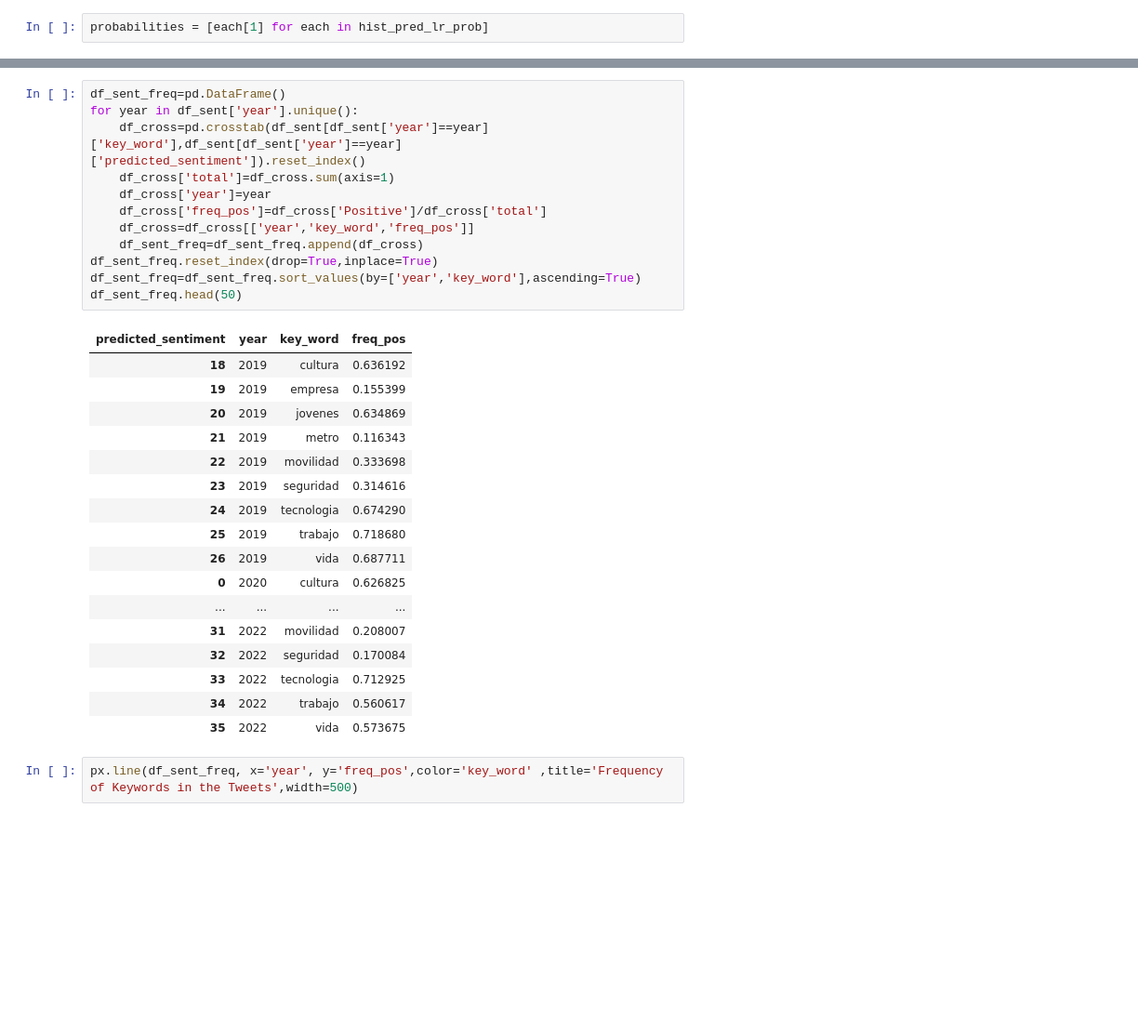
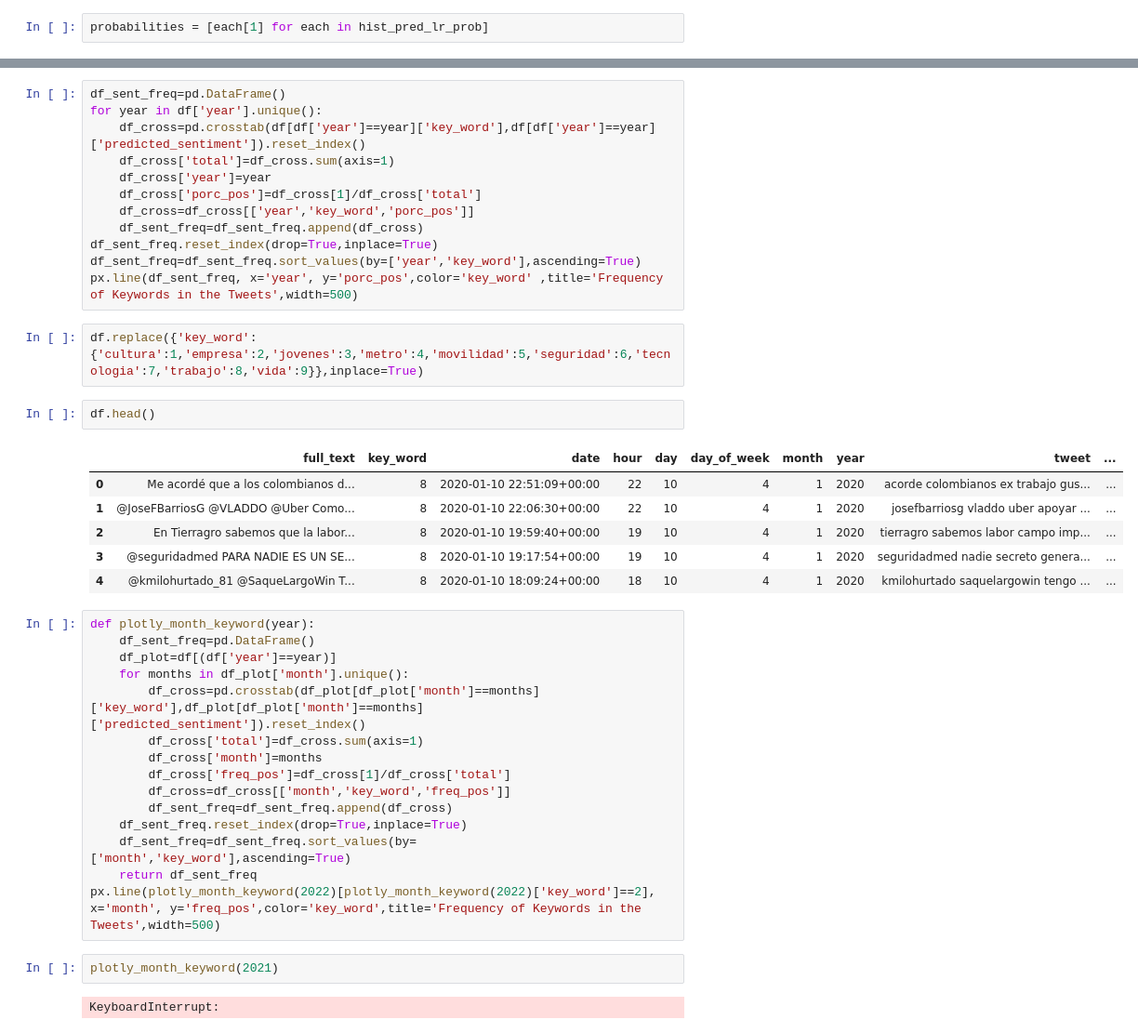
Before and after one commit to GDLPLearning/Sentiment-Analysis-for-the-MDP, a Jupyter notebook: notebooks/Exploratory/6-evaluation.ipynb, the cells around one changed output, grey strips where cells are left out. Shown at 93% size. Drawn from its saved outputs; the diff is of its cells as text; blank space fills up the shorter version.

```diff
--- a/notebooks/Exploratory/6-evaluation.ipynb
+++ b/notebooks/Exploratory/6-evaluation.ipynb
@@ -144,32 +131,42 @@ pd.crosstab(df_sent[df_sent['year']==2022]['key_word'],df_sent[df_sent['year']==
 # %%
 df_sent_freq=pd.DataFrame()
-for year in df_sent['year'].unique():
-    df_cross=pd.crosstab(df_sent[df_sent['year']==year]['key_word'],df_sent[df_sent['year']==year]['predicted_sentiment']).reset_index()
+for year in df['year'].unique():
+    df_cross=pd.crosstab(df[df['year']==year]['key_word'],df[df['year']==year]['predicted_sentiment']).reset_index()
     df_cross['total']=df_cross.sum(axis=1)
     df_cross['year']=year
-    df_cross['freq_pos']=df_cross['Positive']/df_cross['total']
-    df_cross=df_cross[['year','key_word','freq_pos']]
+    df_cross['porc_pos']=df_cross[1]/df_cross['total']
+    df_cross=df_cross[['year','key_word','porc_pos']]
     df_sent_freq=df_sent_freq.append(df_cross)
 df_sent_freq.reset_index(drop=True,inplace=True)
 df_sent_freq=df_sent_freq.sort_values(by=['year','key_word'],ascending=True)
-df_sent_freq.head(50)
+px.line(df_sent_freq, x='year', y='porc_pos',color='key_word' ,title='Frequency of Keywords in the Tweets',width=500)
-# %% [output]
-| predicted_sentiment | year | key_word | freq_pos |
-| 18 | 2019 | cultura | 0.636192 |
-| 19 | 2019 | empresa | 0.155399 |
-| 20 | 2019 | jovenes | 0.634869 |
-| 21 | 2019 | metro | 0.116343 |
-| 22 | 2019 | movilidad | 0.333698 |
-| 23 | 2019 | seguridad | 0.314616 |
-| 24 | 2019 | tecnologia | 0.674290 |
-| 25 | 2019 | trabajo | 0.718680 |
-| 26 | 2019 | vida | 0.687711 |
-| 0 | 2020 | cultura | 0.626825 |
-| ... | ... | ... | ... |
-| 31 | 2022 | movilidad | 0.208007 |
-| 32 | 2022 | seguridad | 0.170084 |
-| 33 | 2022 | tecnologia | 0.712925 |
-| 34 | 2022 | trabajo | 0.560617 |
-| 35 | 2022 | vida | 0.573675 |
-# %%
-px.line(df_sent_freq, x='year', y='freq_pos',color='key_word' ,title='Frequency of Keywords in the Tweets',width=500)
+# %%
+df.replace({'key_word':{'cultura':1,'empresa':2,'jovenes':3,'metro':4,'movilidad':5,'seguridad':6,'tecnologia':7,'trabajo':8,'vida':9}},inplace=True)
+# %%
+df.head()
+# %% [output]
+|  | full_text | key_word | date | hour | day | day_of_week | month | year | tweet | ... |
+| 0 | Me acordé que a los colombianos d... | 8 | 2020-01-10 22:51:09+00:00 | 22 | 10 | 4 | 1 | 2020 | acorde colombianos ex trabajo gus... | ... |
+| 1 | @JoseFBarriosG @VLADDO @Uber Como... | 8 | 2020-01-10 22:06:30+00:00 | 22 | 10 | 4 | 1 | 2020 | josefbarriosg vladdo uber apoyar ... | ... |
+| 2 | En Tierragro sabemos que la labor... | 8 | 2020-01-10 19:59:40+00:00 | 19 | 10 | 4 | 1 | 2020 | tierragro sabemos labor campo imp... | ... |
+| 3 | @seguridadmed PARA NADIE ES UN SE... | 8 | 2020-01-10 19:17:54+00:00 | 19 | 10 | 4 | 1 | 2020 | seguridadmed nadie secreto genera... | ... |
+| 4 | @kmilohurtado_81 @SaqueLargoWin T... | 8 | 2020-01-10 18:09:24+00:00 | 18 | 10 | 4 | 1 | 2020 | kmilohurtado saquelargowin tengo ... | ... |
+# %%
+def plotly_month_keyword(year):
+    df_sent_freq=pd.DataFrame()
+    df_plot=df[(df['year']==year)]
+    for months in df_plot['month'].unique():
+        df_cross=pd.crosstab(df_plot[df_plot['month']==months]['key_word'],df_plot[df_plot['month']==months]['predicted_sentiment']).reset_index()
+        df_cross['total']=df_cross.sum(axis=1)
+        df_cross['month']=months
+        df_cross['freq_pos']=df_cross[1]/df_cross['total']
+        df_cross=df_cross[['month','key_word','freq_pos']]
+        df_sent_freq=df_sent_freq.append(df_cross)
+    df_sent_freq.reset_index(drop=True,inplace=True)
+    df_sent_freq=df_sent_freq.sort_values(by=['month','key_word'],ascending=True)
+    return df_sent_freq
+px.line(plotly_month_keyword(2022)[plotly_month_keyword(2022)['key_word']==2], x='month', y='freq_pos',color='key_word',title='Frequency of Keywords in the Tweets',width=500)
+# %%
+plotly_month_keyword(2021)
+# %% [output]
+KeyboardInterrupt:
```
Also changed, not shown: parts of 10 cells of this notebook, 9 other files.
